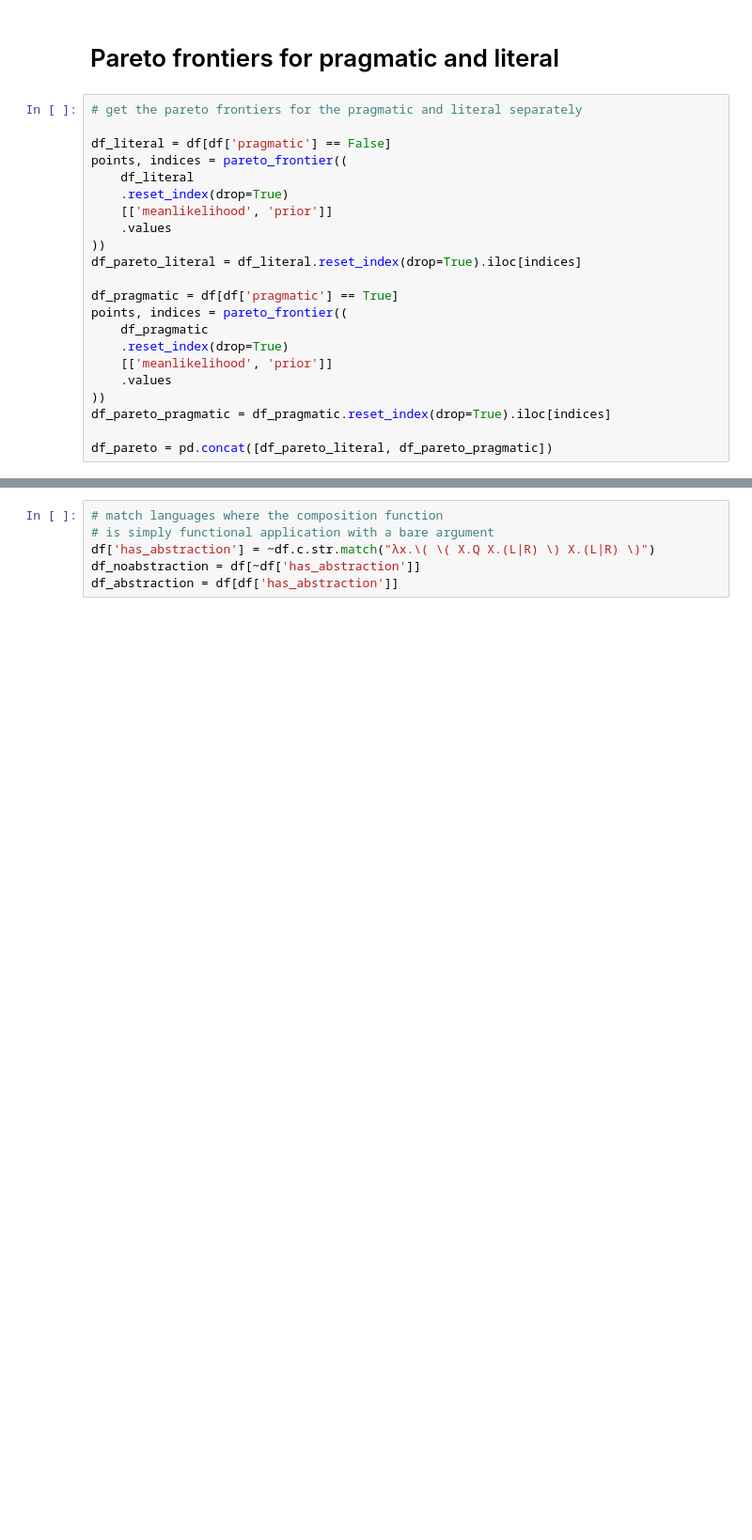
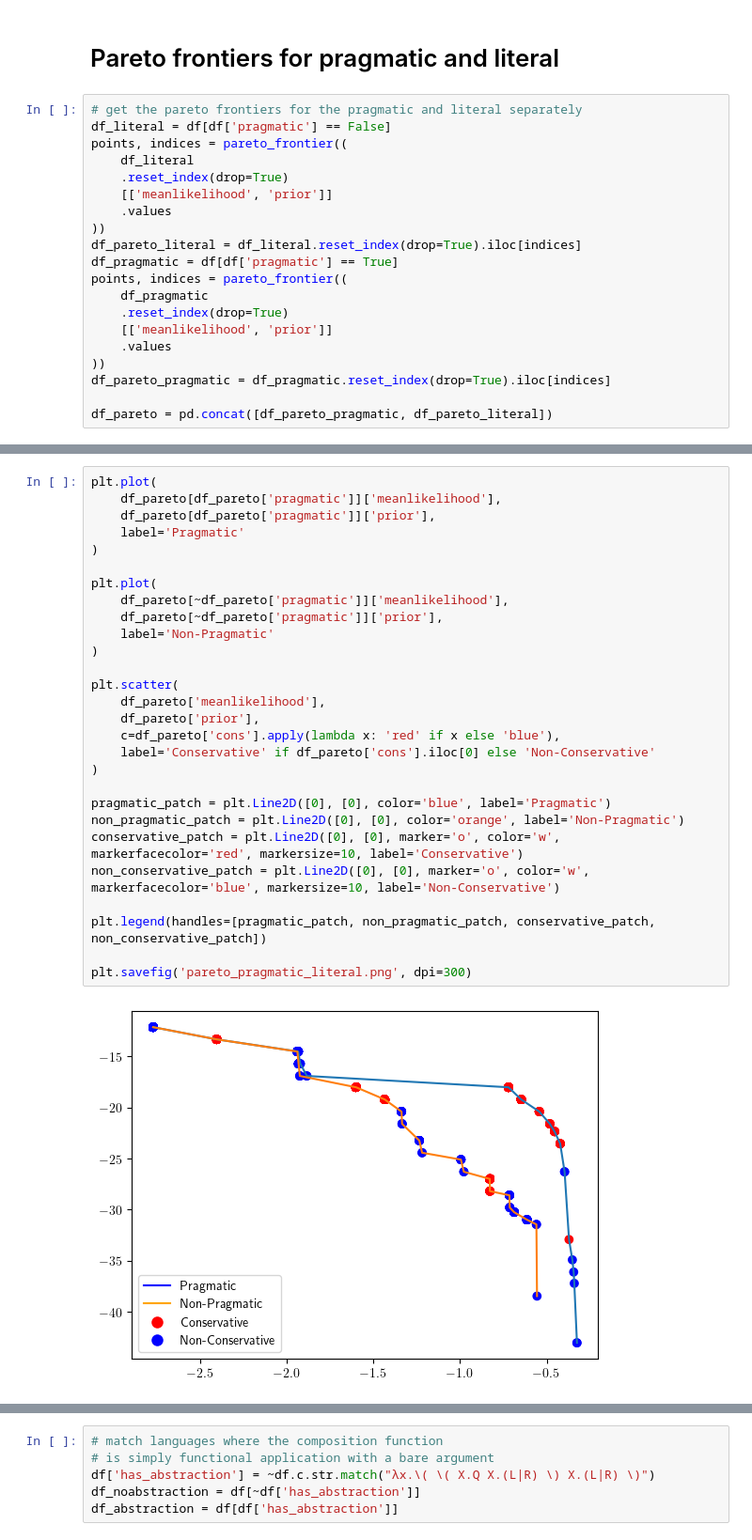
Before and after one commit to thelogicalgrammar/compositionalModes, a Jupyter notebook: analysis/quantifiers/analysis.ipynb, the cells around one changed output, grey strips where cells are left out. Shown at 94% size. Drawn from its saved outputs; the diff is of its cells as text; blank space fills up the shorter version.

```diff
--- a/analysis/quantifiers/analysis.ipynb
+++ b/analysis/quantifiers/analysis.ipynb
@@ -483,7 +594,6 @@ g.map_dataframe(
 # Pareto frontiers for pragmatic and literal
 # %%
 # get the pareto frontiers for the pragmatic and literal separately
-
 df_literal = df[df['pragmatic'] == False]
 points, indices = pareto_frontier((
     df_literal
@@ -492,7 +602,6 @@ points, indices = pareto_frontier((
     .values
 ))
 df_pareto_literal = df_literal.reset_index(drop=True).iloc[indices]
-
 df_pragmatic = df[df['pragmatic'] == True]
 points, indices = pareto_frontier((
     df_pragmatic
@@ -502,4 +611,4 @@ points, indices = pareto_frontier((
 ))
 df_pareto_pragmatic = df_pragmatic.reset_index(drop=True).iloc[indices]
 
-df_pareto = pd.concat([df_pareto_literal, df_pareto_pragmatic])
+df_pareto = pd.concat([df_pareto_pragmatic, df_pareto_literal])
@@ -528,3 +730,33 @@ df_pareto_literal.plot(
+# %%
+plt.plot(
+    df_pareto[df_pareto['pragmatic']]['meanlikelihood'],
+    df_pareto[df_pareto['pragmatic']]['prior'],
+    label='Pragmatic'
+)
+
+plt.plot(
+    df_pareto[~df_pareto['pragmatic']]['meanlikelihood'],
+    df_pareto[~df_pareto['pragmatic']]['prior'],
+    label='Non-Pragmatic'
+)
+
+plt.scatter(
+    df_pareto['meanlikelihood'],
+    df_pareto['prior'],
+    c=df_pareto['cons'].apply(lambda x: 'red' if x else 'blue'),
+    label='Conservative' if df_pareto['cons'].iloc[0] else 'Non-Conservative'
+)
+
+pragmatic_patch = plt.Line2D([0], [0], color='blue', label='Pragmatic')
+non_pragmatic_patch = plt.Line2D([0], [0], color='orange', label='Non-Pragmatic')
+conservative_patch = plt.Line2D([0], [0], marker='o', color='w', markerfacecolor='red', markersize=10, label='Conservative')
+non_conservative_patch = plt.Line2D([0], [0], marker='o', color='w', markerfacecolor='blue', markersize=10, label='Non-Conservative')
+
+plt.legend(handles=[pragmatic_patch, non_pragmatic_patch, conservative_patch, non_conservative_patch])
+
+plt.savefig('pareto_pragmatic_literal.png', dpi=300)
+# %% [output]
+[figure, added]
 # %%
 fig = px.scatter(
     df_pareto,
```
Also changed, not shown: parts of 45 cells of this notebook, 38 other files.
